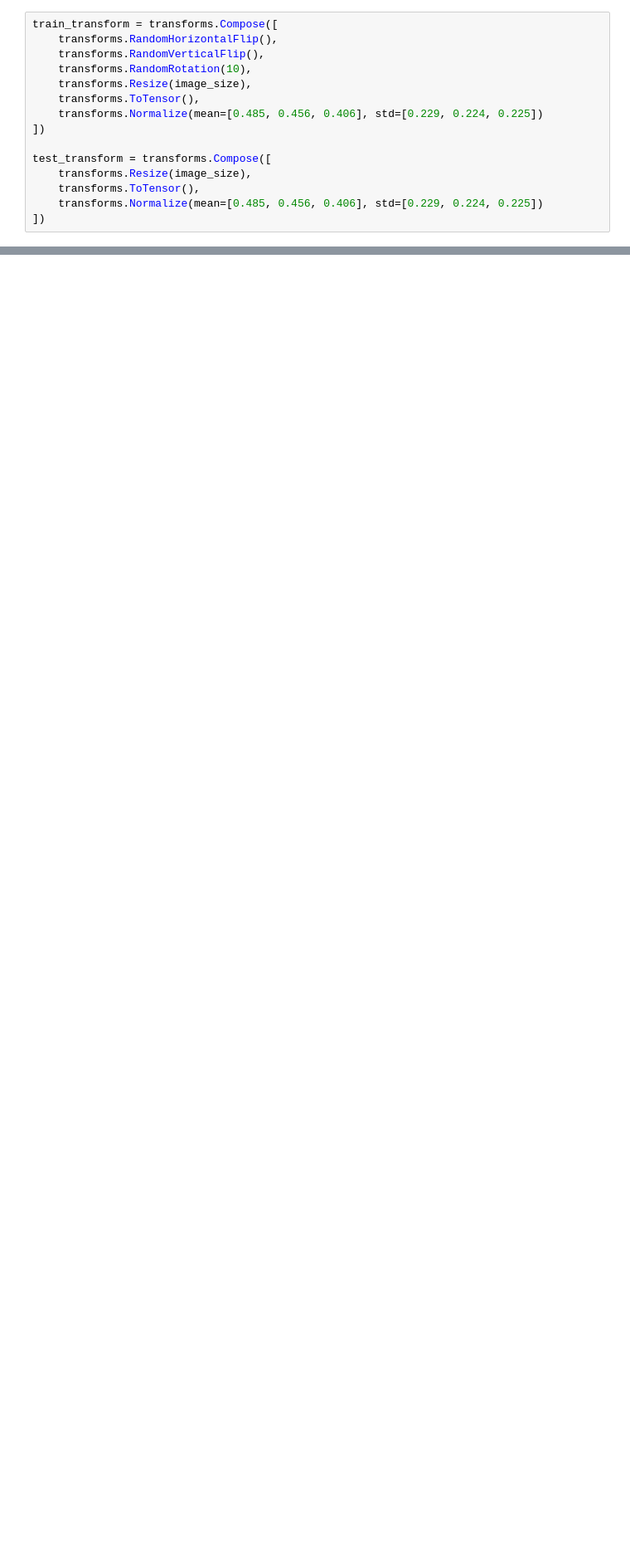
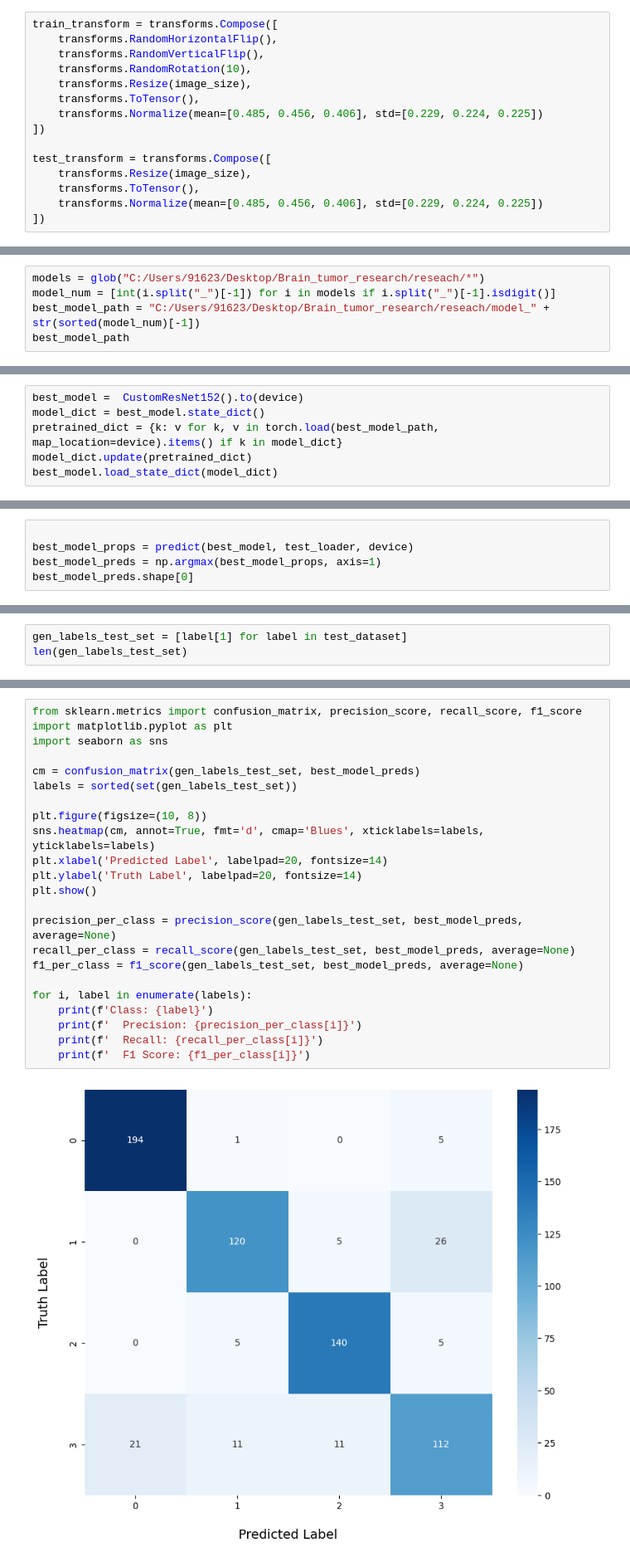
Before and after one commit to kashishthakur26/Brain_tumor_research, a Jupyter notebook: reseach/resnet.ipynb, the cells around one changed output, grey strips where cells are left out. Shown at 83% size. Drawn from its saved outputs; the diff is of its cells as text; blank space fills up the shorter version.

```diff
--- a/reseach/resnet.ipynb
+++ b/reseach/resnet.ipynb
@@ -351,0 +268,5 @@ Epoch 15/15, Validation Loss: 0.8539, Validation Accuracy: 88.79%
+# %%
+models = glob("C:/Users/91623/Desktop/Brain_tumor_research/reseach/*")
+model_num = [int(i.split("_")[-1]) for i in models if i.split("_")[-1].isdigit()]
+best_model_path = "C:/Users/91623/Desktop/Brain_tumor_research/reseach/model_" + str(sorted(model_num)[-1])
+best_model_path
@@ -351,0 +275,6 @@ Epoch 15/15, Validation Loss: 0.8539, Validation Accuracy: 88.79%
+# %%
+best_model =  CustomResNet152().to(device)
+model_dict = best_model.state_dict()
+pretrained_dict = {k: v for k, v in torch.load(best_model_path, map_location=device).items() if k in model_dict}
+model_dict.update(pretrained_dict)
+best_model.load_state_dict(model_dict)
@@ -351,0 +298,5 @@ Epoch 15/15, Validation Loss: 0.8539, Validation Accuracy: 88.79%
+# %%
+
+best_model_props = predict(best_model, test_loader, device)
+best_model_preds = np.argmax(best_model_props, axis=1)
+best_model_preds.shape[0]
@@ -351,0 +305,3 @@ Epoch 15/15, Validation Loss: 0.8539, Validation Accuracy: 88.79%
+# %%
+gen_labels_test_set = [label[1] for label in test_dataset]
+len(gen_labels_test_set)
@@ -351,0 +314,25 @@ Epoch 15/15, Validation Loss: 0.8539, Validation Accuracy: 88.79%
+# %%
+from sklearn.metrics import confusion_matrix, precision_score, recall_score, f1_score
+import matplotlib.pyplot as plt
+import seaborn as sns
+
+cm = confusion_matrix(gen_labels_test_set, best_model_preds)
+labels = sorted(set(gen_labels_test_set))
+
+plt.figure(figsize=(10, 8))
+sns.heatmap(cm, annot=True, fmt='d', cmap='Blues', xticklabels=labels, yticklabels=labels)
+plt.xlabel('Predicted Label', labelpad=20, fontsize=14)
+plt.ylabel('Truth Label', labelpad=20, fontsize=14)
+plt.show()
+
+precision_per_class = precision_score(gen_labels_test_set, best_model_preds, average=None)
+recall_per_class = recall_score(gen_labels_test_set, best_model_preds, average=None)
+f1_per_class = f1_score(gen_labels_test_set, best_model_preds, average=None)
+
+for i, label in enumerate(labels):
+    print(f'Class: {label}')
+    print(f'  Precision: {precision_per_class[i]}')
+    print(f'  Recall: {recall_per_class[i]}')
+    print(f'  F1 Score: {f1_per_class[i]}')
+# %% [output]
+[figure, added]
```
Also changed, not shown: parts of 18 cells of this notebook, 4 other files.
